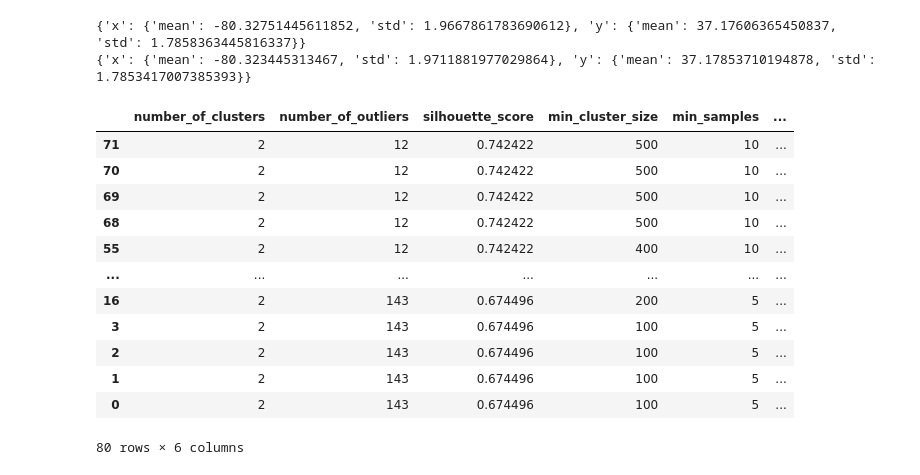
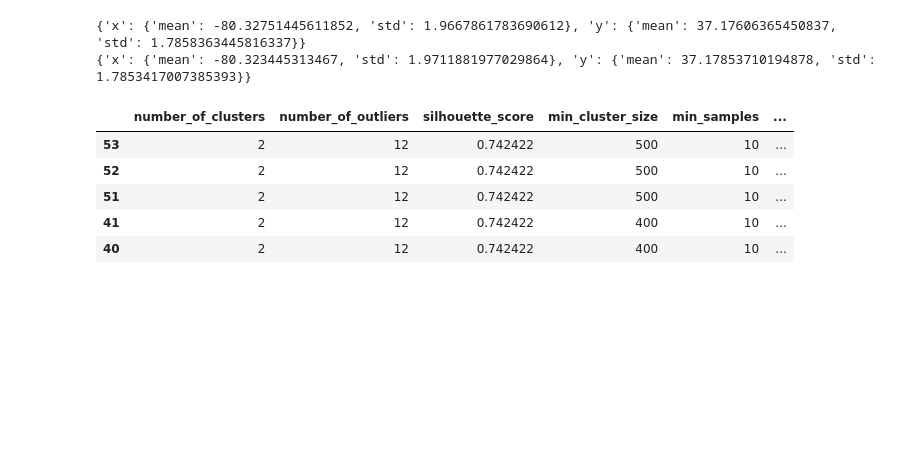
Before and after one commit to FixCarbon/um-mads, a Jupyter notebook: notebooks/create_polygons.ipynb, the cells around one changed output. Drawn from its saved outputs; the diff is of its cells as text; code cells hidden in the pictures; blank space fills up the shorter version.

```diff
--- a/notebooks/create_polygons.ipynb
+++ b/notebooks/create_polygons.ipynb
@@ -376,9 +426,9 @@ Figure(640x480)
 #### Eastern Mountain Region
 # %%
 # Load GeoDataFrame
-gdf = load_gdf(folderpath, 'cdl_apples_easternmountain')
+gdf_easternmountain = load_gdf(folderpath, 'cdl_apples_easternmountain')
 # %%
 # Sample GeoDataFrame
-gdf_sample = gdf.sample(n=10000, random_state=random_state)
+gdf_easternmountain_sample = gdf_easternmountain.sample(n=10000, random_state=random_state)
 # %%
 # Compare sample distribution to GeoDataFrame distribution
@@ -392,26 +442,19 @@ print(collect_gdf_statistics(gdf_sample))
 params = {
     'min_cluster_size': np.arange(100, 600, 100),
     'min_samples': np.arange(5, 25, 5),
-    'cluster_selection_epsilon': [0.01, 0.1, 1.0, 10.0],
+    'cluster_selection_epsilon': [0.01, 0.1, 1.0],
     'metric': ['haversine'],
     'core_dist_n_jobs': [-1],
 }
 
-df = collect_cluster_statistics(find_hdbscan_clusters, gdf_sample, **params)
+df_easternmountain = collect_cluster_statistics(find_hdbscan_clusters, gdf_easternmountain_sample, **params)
 # %%
 # Compare silhouette scores
-df.sort_values(['silhouette_score', 'min_cluster_size', 'min_samples', 'cluster_selection_epsilon'], ascending=False)
+df_easternmountain.sort_values(['silhouette_score', 'min_cluster_size', 'min_samples', 'cluster_selection_epsilon'], ascending=False).head()
 # %% [output]
 |  | number_of_clusters | number_of_outliers | silhouette_score | min_cluster_size | min_samples | ... |
-| 71 | 2 | 12 | 0.742422 | 500 | 10 | ... |
-| 70 | 2 | 12 | 0.742422 | 500 | 10 | ... |
-| 69 | 2 | 12 | 0.742422 | 500 | 10 | ... |
-| 68 | 2 | 12 | 0.742422 | 500 | 10 | ... |
-| 55 | 2 | 12 | 0.742422 | 400 | 10 | ... |
-| ... | ... | ... | ... | ... | ... | ... |
-| 16 | 2 | 143 | 0.674496 | 200 | 5 | ... |
-| 3 | 2 | 143 | 0.674496 | 100 | 5 | ... |
-| 2 | 2 | 143 | 0.674496 | 100 | 5 | ... |
-| 1 | 2 | 143 | 0.674496 | 100 | 5 | ... |
-| 0 | 2 | 143 | 0.674496 | 100 | 5 | ... |
+| 53 | 2 | 12 | 0.742422 | 500 | 10 | ... |
+| 52 | 2 | 12 | 0.742422 | 500 | 10 | ... |
+| 51 | 2 | 12 | 0.742422 | 500 | 10 | ... |
+| 41 | 2 | 12 | 0.742422 | 400 | 10 | ... |
+| 40 | 2 | 12 | 0.742422 | 400 | 10 | ... |
-80 rows × 6 columns
```
Also changed, not shown: parts of 26 cells of this notebook, 15 other files.
